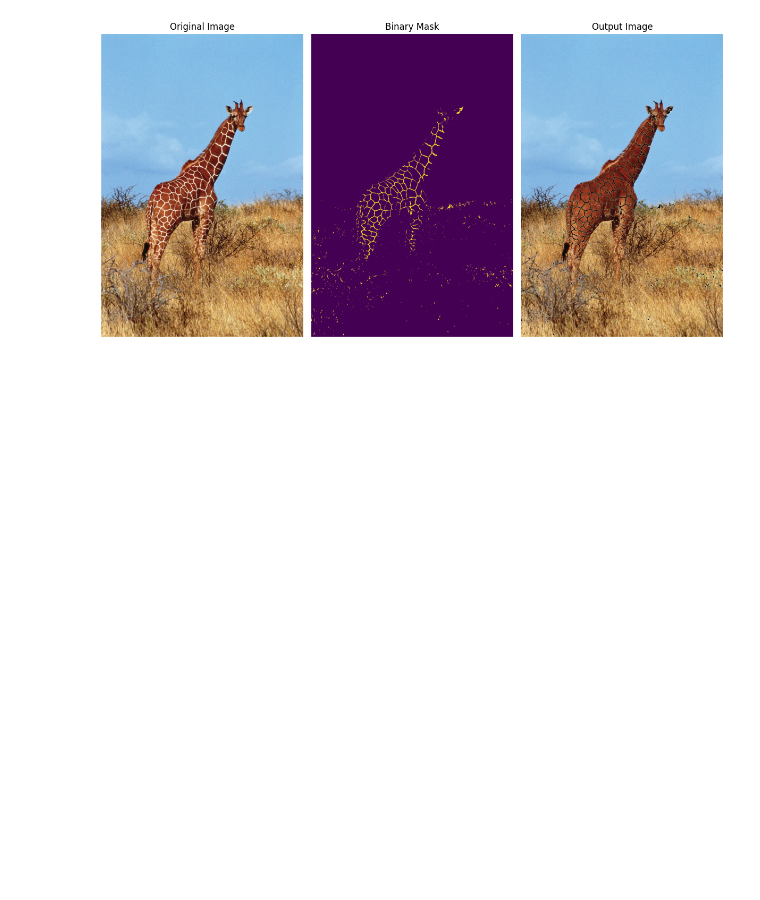
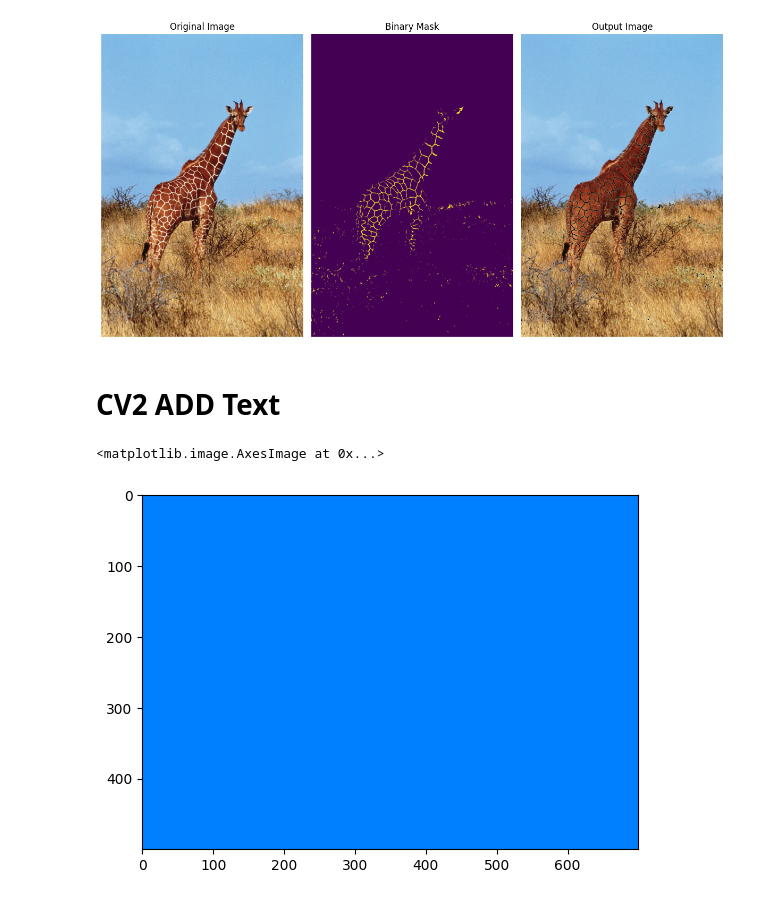
Before and after one commit to drpetros11111/Complete_ComputerVisiom_Krishn, a Jupyter notebook: CV2_Capabilities_merged_nb.ipynb, the cells around one changed output. Drawn from its saved outputs; the diff is of its cells as text; code cells hidden in the pictures; blank space fills up the shorter version.

```diff
--- a/CV2_Capabilities_merged_nb.ipynb
+++ b/CV2_Capabilities_merged_nb.ipynb
@@ -1050,3 +1050,5 @@ plt.tight_layout()
 plt.show()
 # %% [output]
 [figure]
+# %% [markdown]
+# CV2 ADD Text
@@ -1052,0 +1059,10 @@ plt.show()
+# %%
+height, width = 500, 700
+sky_blue = (255, 127, 0)
+canvas = np.full((height, width, 3), sky_blue, dtype=np.uint8)
+canvas = cv2.cvtColor(canvas, cv2.COLOR_BGR2RGB)
+
+plt.imshow(canvas)
+# %% [output]
+<matplotlib.image.AxesImage at 0x...>
+[figure, added]
```
Also changed, not shown: parts of 8 cells of this notebook.
